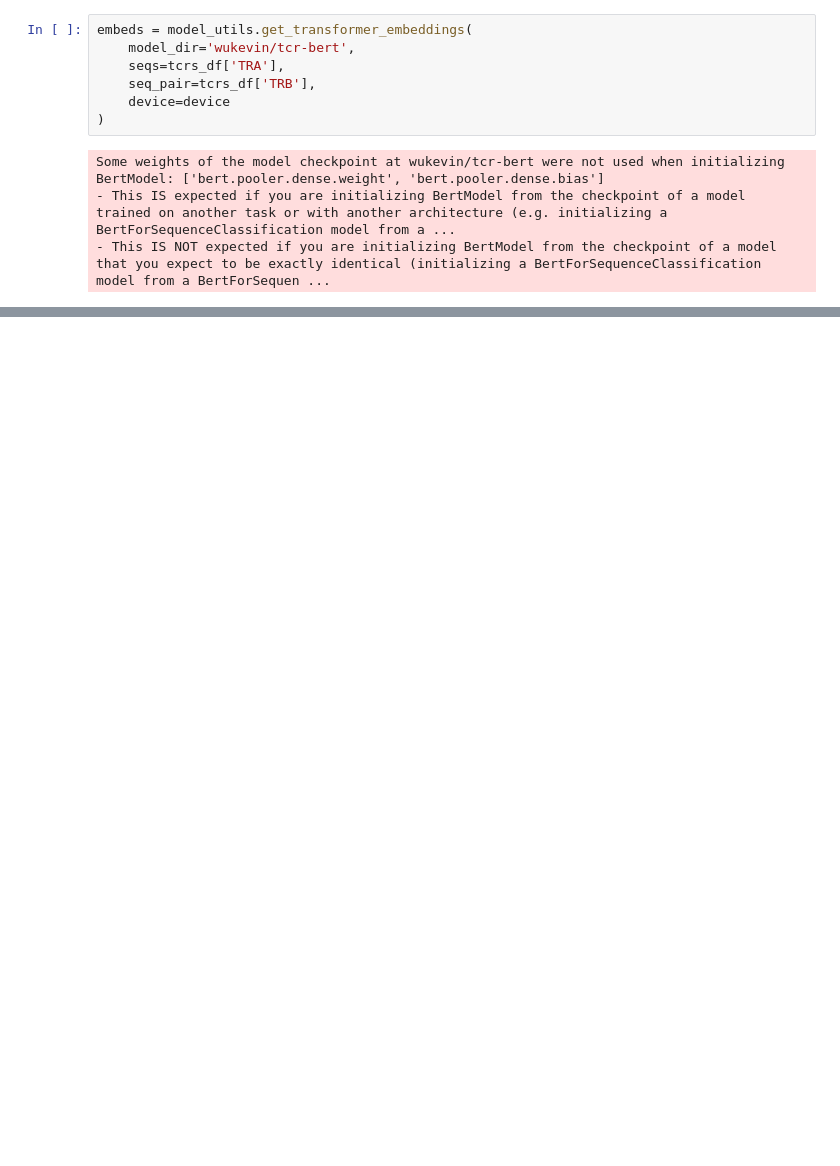
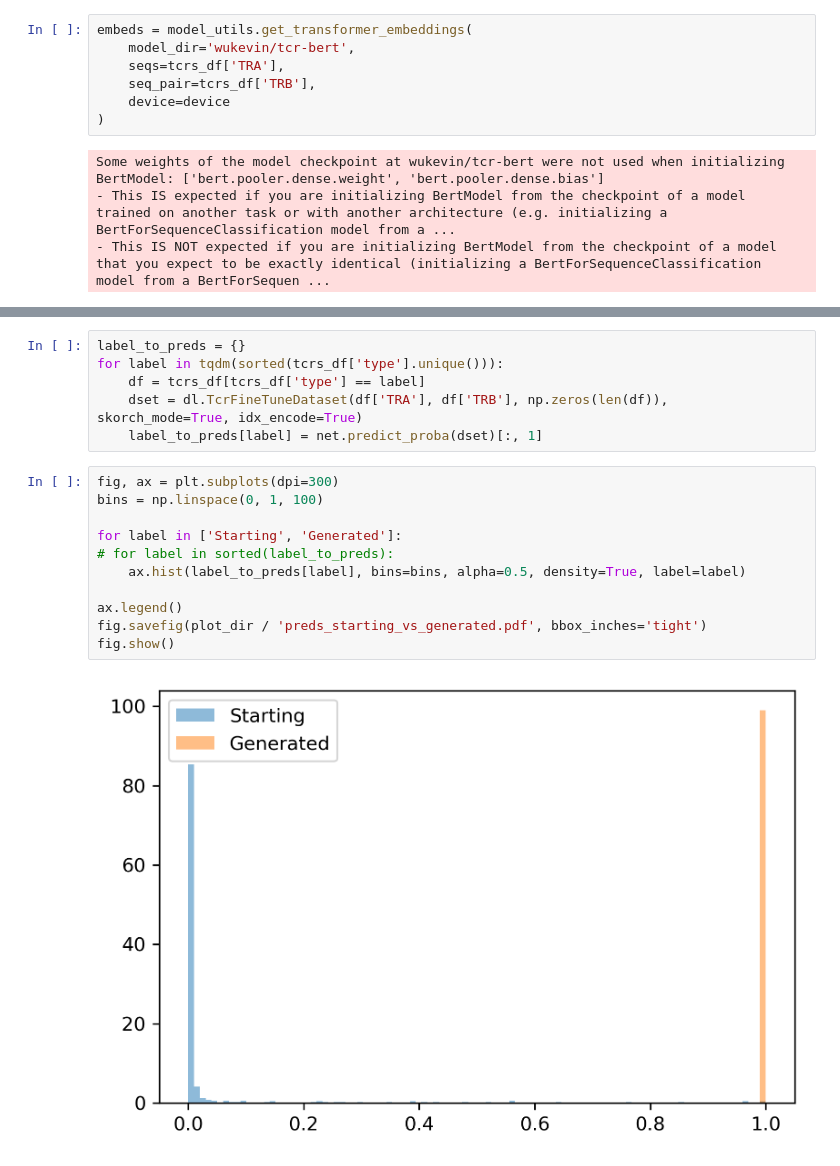
Before and after one commit to swansonk14/tcr-bert, a Jupyter notebook: jupyter/tcr_engineering_analysis.ipynb, the cells around one changed output, grey strips where cells are left out. Cells and saved outputs as stored; diff of their text form; blank space fills up the shorter version.

```diff
--- a/jupyter/tcr_engineering_analysis.ipynb
+++ b/jupyter/tcr_engineering_analysis.ipynb
@@ -295,0 +293,19 @@ plot_utils.plot_anndata_rep(
+# %%
+label_to_preds = {}
+for label in tqdm(sorted(tcrs_df['type'].unique())):
+    df = tcrs_df[tcrs_df['type'] == label]
+    dset = dl.TcrFineTuneDataset(df['TRA'], df['TRB'], np.zeros(len(df)), skorch_mode=True, idx_encode=True)
+    label_to_preds[label] = net.predict_proba(dset)[:, 1]
+# %%
+fig, ax = plt.subplots(dpi=300)
+bins = np.linspace(0, 1, 100)
+
+for label in ['Starting', 'Generated']:
+# for label in sorted(label_to_preds):
+    ax.hist(label_to_preds[label], bins=bins, alpha=0.5, density=True, label=label)
+
+ax.legend()
+fig.savefig(plot_dir / 'preds_starting_vs_generated.pdf', bbox_inches='tight')
+fig.show()
+# %% [output]
+[figure, added]
```
Also changed, not shown: parts of 18 cells of this notebook.
